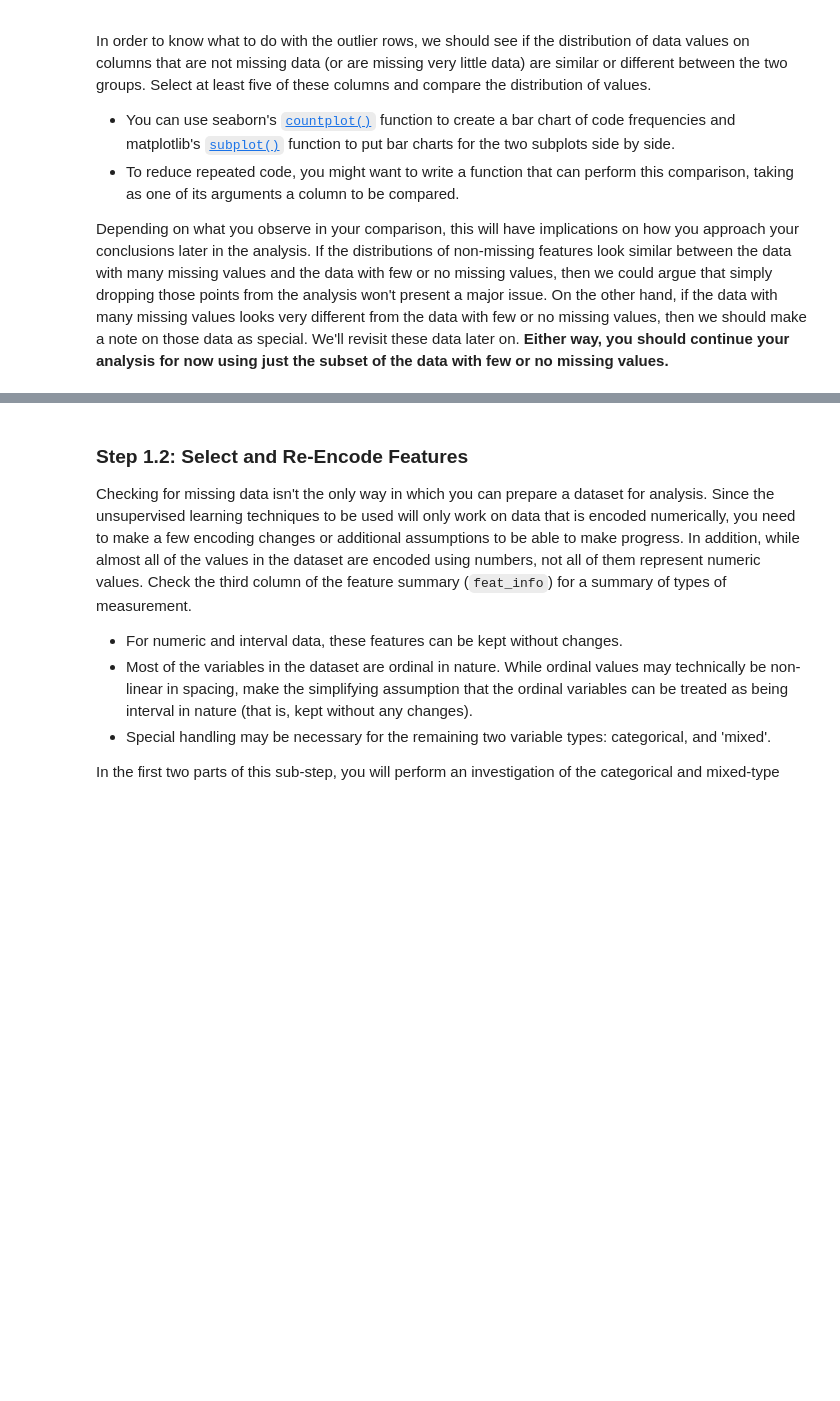
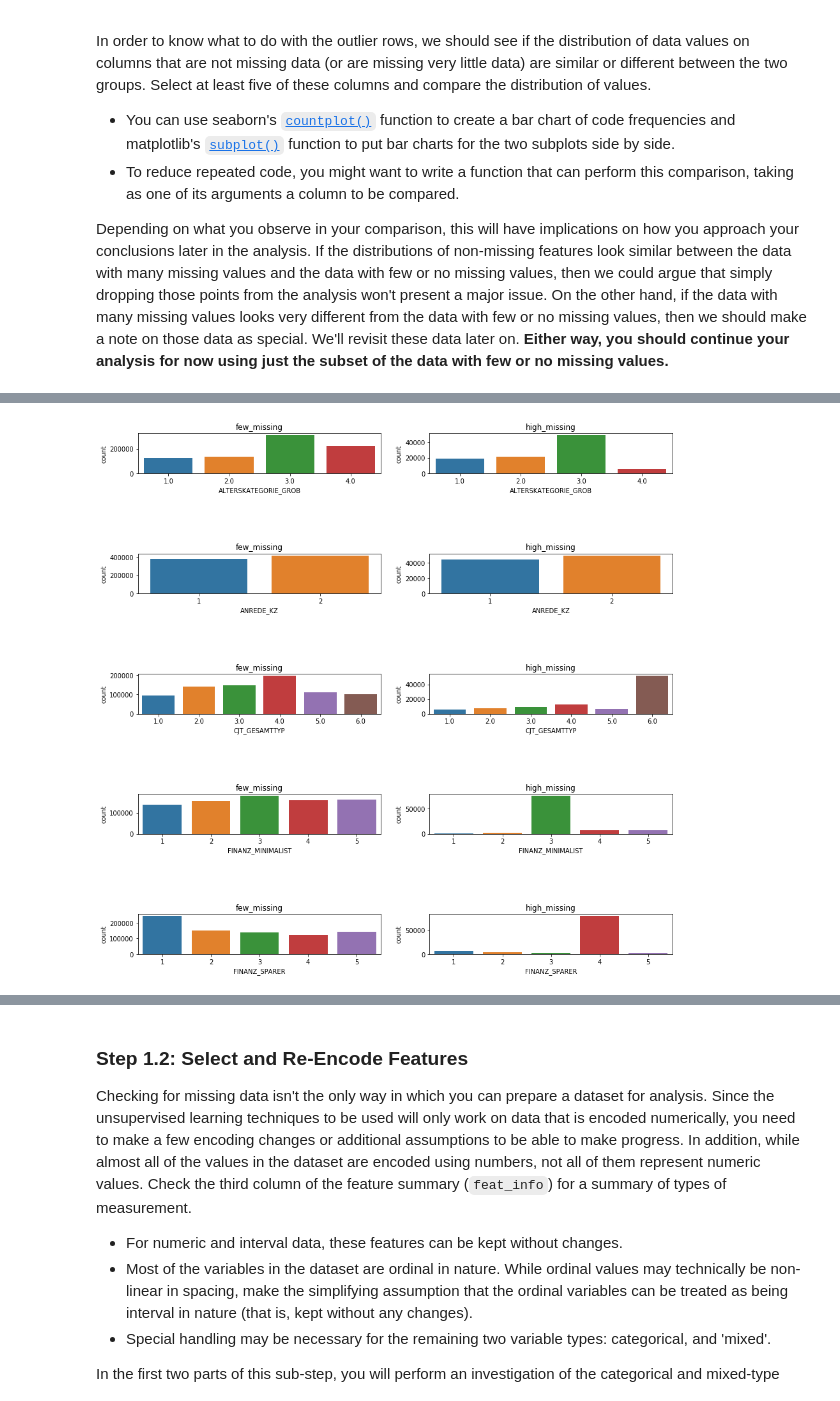
Before and after one commit to luis-valverde/Identify-Customer-Segments-with-Arvato, a Jupyter notebook: Identify_Customer_Segments.ipynb, the cells around one changed output, grey strips where cells are left out. Saved outputs shown, nothing was run; the diff lists cells and outputs as text; code cells hidden in the pictures; blank space fills up the shorter version.

```diff
--- a/Identify_Customer_Segments.ipynb
+++ b/Identify_Customer_Segments.ipynb
@@ -226,0 +277,6 @@ Depending on what you observe in your comparison, this will have implications on
+# %%
+# Write code to divide the data into two subsets based on the number of missing
+# values in each row.
+
+# Contain rows below and above the threshold (high missing values)
+below_threshold, above_threshold = missing_rows_subsets(azdias)
@@ -226,0 +324,32 @@ Depending on what you observe in your comparison, this will have implications on
+# %%
+# Compare the distribution of values for at least five columns where there are
+# no or few missing values, between the two subsets.
+
+def show_distribution_graphs(number_columns_to_show):
+    ''' Shows the distribution of values for a certain number of columns where there are
+        no or few missing values, between the two subsets.
+    '''
+
+    # Columns names to compare the distribution of values
+    column_names = below_threshold.columns
+
+    fig, axs = plt.subplots(number_columns_to_show, 2, figsize=(15, 15))
+    fig.subplots_adjust(hspace =2 , wspace=.2)
+    axs = axs.ravel()
+
+    # Iterate through each of the columns names
+    for column_index in range(number_columns_to_show):
+
+        sns.countplot(below_threshold[column_names[column_index]], ax=axs[column_index*2])
+        axs[column_index*2].set_title('few_missing')
+
+        sns.countplot(above_threshold[column_names[column_index]], ax=axs[column_index*2+1])
+        axs[column_index*2+1].set_title('high_missing')
+
+
+# Number of columns to compare the distribution of values
+number_columns_to_show = 5
+
+show_distribution_graphs(number_columns_to_show)
+# %% [output]
+[figure, added]
```
Also changed, not shown: parts of 8 cells of this notebook.
